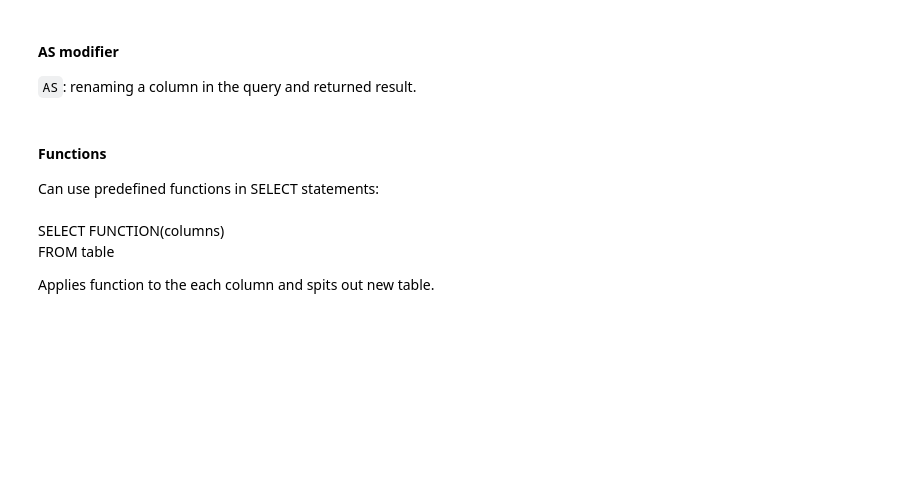
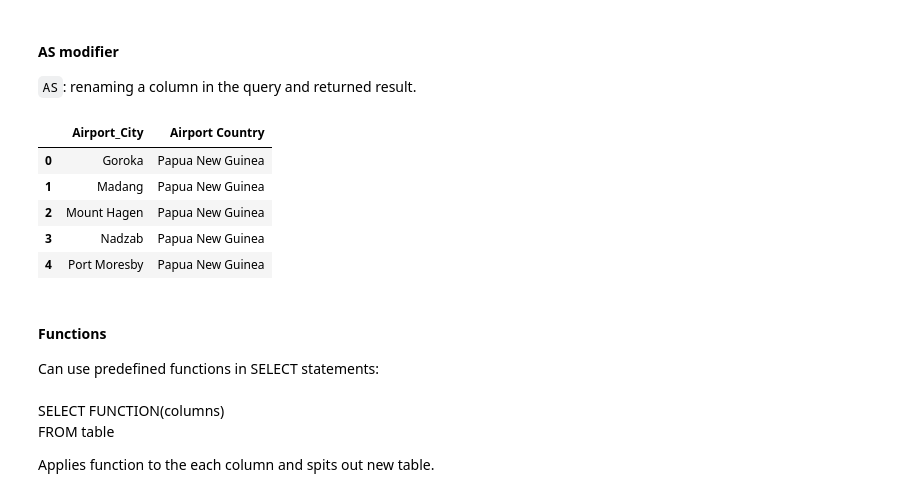
Before and after one commit to flatiron-school/NYC-DS-051622, a Jupyter notebook: Phase_1/Phase1_Topic6_Getting_Started_With_SQL/SQL_queries.ipynb, the cells around one changed output. Cells and saved outputs as stored; diff of their text form; code cells hidden in the pictures; blank space fills up the shorter version.

```diff
--- a/Phase_1/Phase1_Topic6_Getting_Started_With_SQL/SQL_queries.ipynb
+++ b/Phase_1/Phase1_Topic6_Getting_Started_With_SQL/SQL_queries.ipynb
@@ -171,13 +225,20 @@ query_result.head()
 # %%
 sql_query = pd.read_sql("""
 
-SELECT city AS "Airport City",
+SELECT city AS Airport_City,
        country AS "Airport Country"
 FROM airports
 
 """, con)
 
 sql_query.head()
+# %% [output]
+|  | Airport_City | Airport Country |
+| 0 | Goroka | Papua New Guinea |
+| 1 | Madang | Papua New Guinea |
+| 2 | Mount Hagen | Papua New Guinea |
+| 3 | Nadzab | Papua New Guinea |
+| 4 | Port Moresby | Papua New Guinea |
 # %% [markdown]
 #### Functions
 Can use predefined functions in SELECT statements:
```
Also changed, not shown: parts of 25 cells of this notebook, 6 other files.
